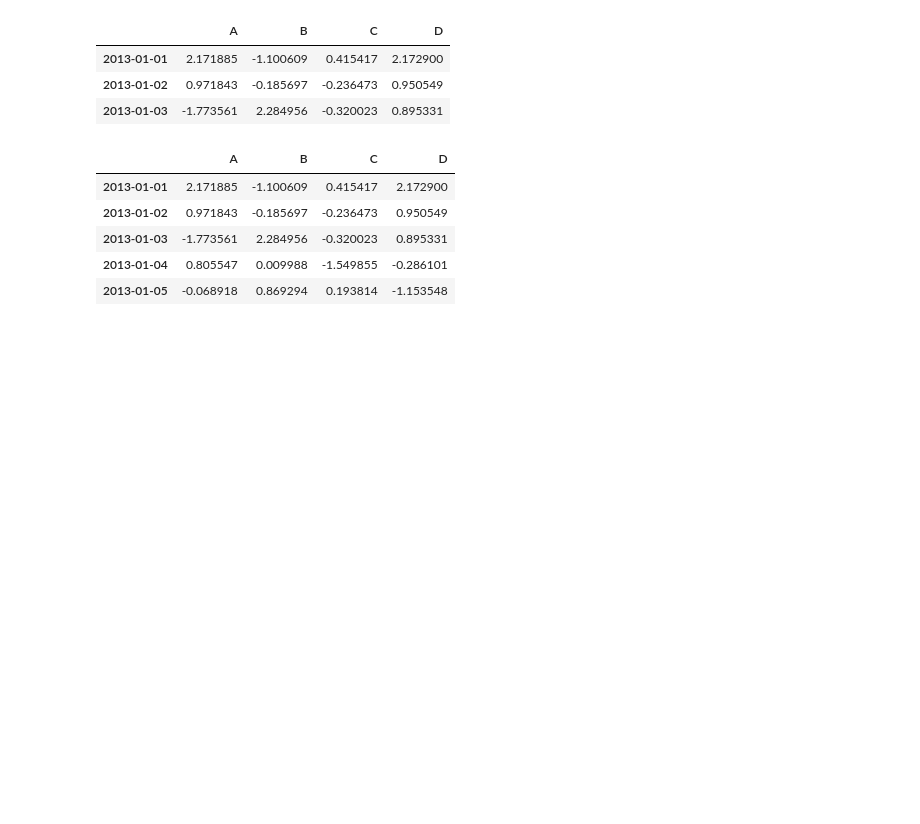
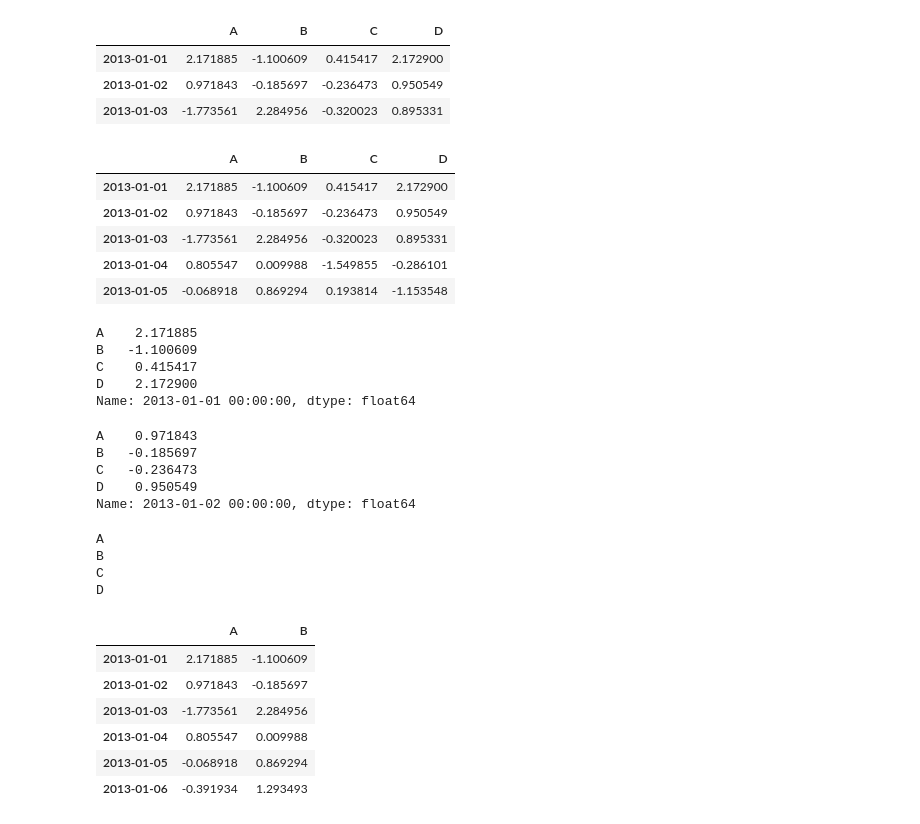
Before and after one commit to Mushaddict/Python, a Jupyter notebook: Pands入门教程/十分钟入门Pandas.ipynb, the cells around one changed output. Saved outputs shown, nothing was run; the diff lists cells and outputs as text; code cells hidden in the pictures; blank space fills up the shorter version.

```diff
--- a/Pands入门教程/十分钟入门Pandas.ipynb
+++ b/Pands入门教程/十分钟入门Pandas.ipynb
@@ -238,3 +238,37 @@ df['2013-01-01':'2013-01-05']
 | 2013-01-03 | -1.773561 | 2.284956 | -0.320023 | 0.895331 |
 | 2013-01-04 | 0.805547 | 0.009988 | -1.549855 | -0.286101 |
 | 2013-01-05 | -0.068918 | 0.869294 | 0.193814 | -1.153548 |
+# %%
+df.loc[dates[0]]
+# %% [output]
+A    2.171885
+B   -1.100609
+C    0.415417
+D    2.172900
+Name: 2013-01-01 00:00:00, dtype: float64
+# %%
+df.loc[dates[1]]
+# %% [output]
+A    0.971843
+B   -0.185697
+C   -0.236473
+D    0.950549
+Name: 2013-01-02 00:00:00, dtype: float64
+# %%
+for data in df:
+    print(data)
+# %% [output]
+A
+B
+C
+D
+# %%
+df.loc[:, ['A', 'B']]
+# %% [output]
+|  | A | B |
+| 2013-01-01 | 2.171885 | -1.100609 |
+| 2013-01-02 | 0.971843 | -0.185697 |
+| 2013-01-03 | -1.773561 | 2.284956 |
+| 2013-01-04 | 0.805547 | 0.009988 |
+| 2013-01-05 | -0.068918 | 0.869294 |
+| 2013-01-06 | -0.391934 | 1.293493 |
```
